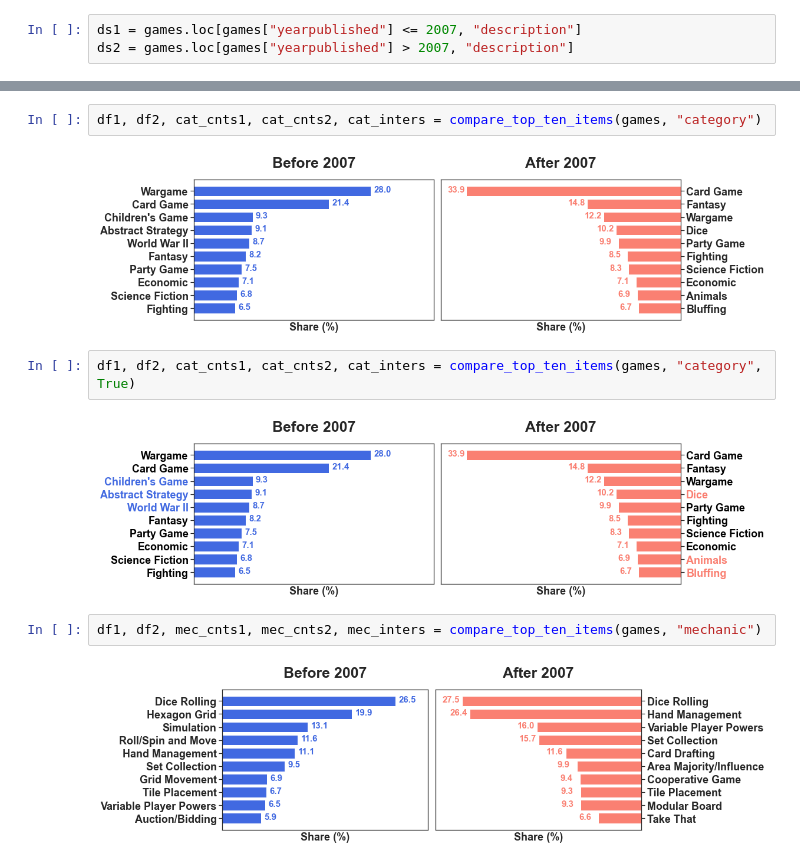
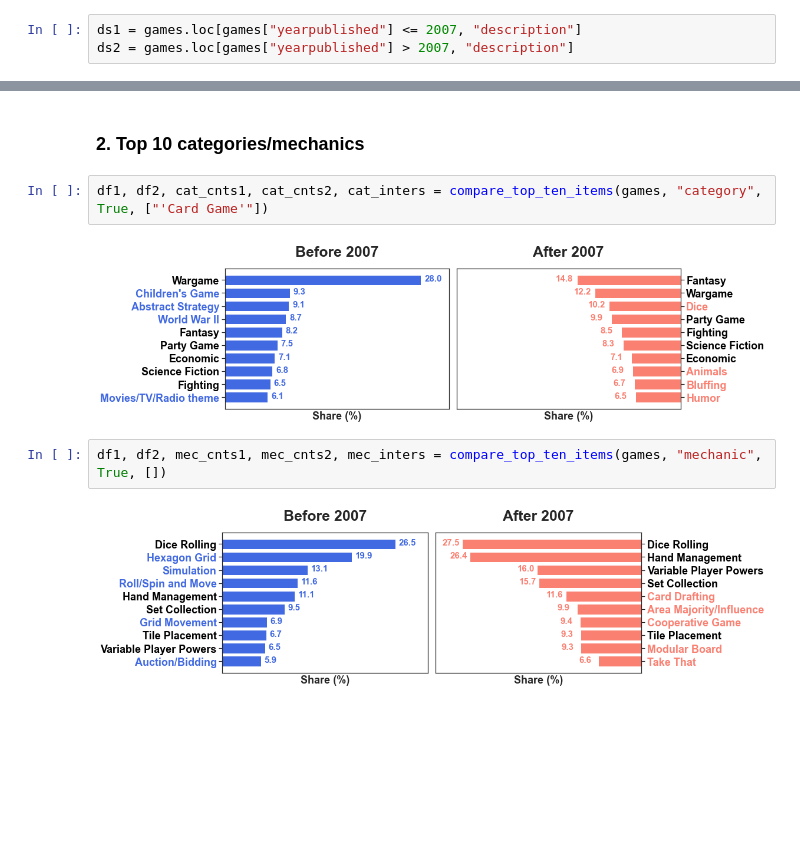
Before and after one commit to y5kim/board-game-analysis, a Jupyter notebook: Main.ipynb, the cells around one changed output, grey strips where cells are left out. Drawn from its saved outputs; the diff is of its cells as text; blank space fills up the shorter version.

```diff
--- a/Main.ipynb
+++ b/Main.ipynb
@@ -85,12 +78,10 @@ generate_word_cloud(ds2, title="After 2007")
+# %% [markdown]
+### 2. Top 10 categories/mechanics
 # %%
-df1, df2, cat_cnts1, cat_cnts2, cat_inters = compare_top_ten_items(games, "category")
+df1, df2, cat_cnts1, cat_cnts2, cat_inters = compare_top_ten_items(games, "category", True, ["'Card Game'"])
 # %% [output]
-[figure, old version]
+[figure, new version]
 # %%
-df1, df2, cat_cnts1, cat_cnts2, cat_inters = compare_top_ten_items(games, "category", True)
+df1, df2, mec_cnts1, mec_cnts2, mec_inters = compare_top_ten_items(games, "mechanic", True, [])
 # %% [output]
-[figure, old version]
+[figure, new version]
-# %%
-df1, df2, mec_cnts1, mec_cnts2, mec_inters = compare_top_ten_items(games, "mechanic")
-# %% [output]
-[figure, removed]
```
Also changed, not shown: parts of 18 cells of this notebook, 7 other files.
